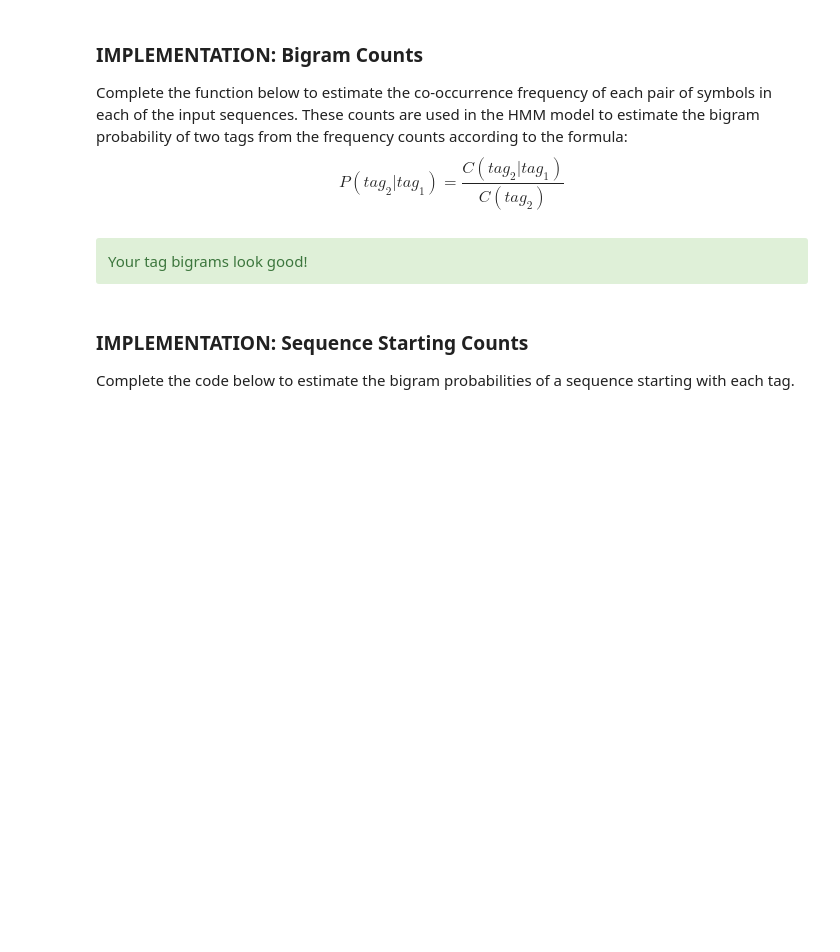
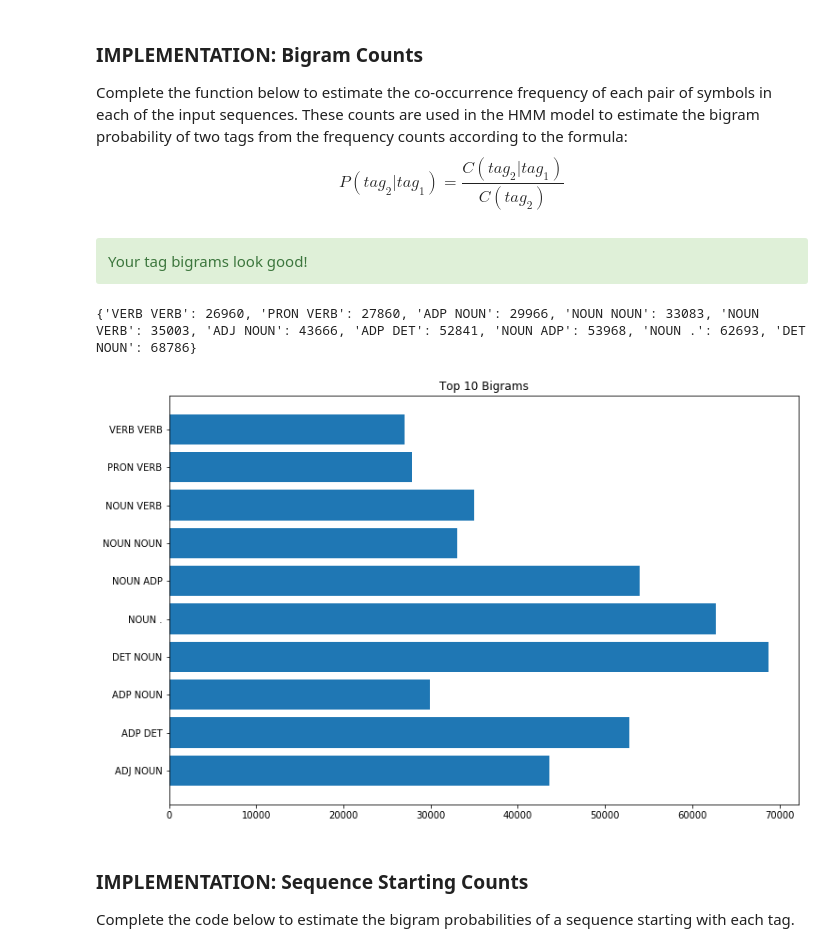
Before and after one commit to NONTAWAT149/part-of-speech-tagging, a Jupyter notebook: HMM_Tagger.ipynb, the cells around one changed output. Cells and saved outputs as stored; diff of their text form; code cells hidden in the pictures; blank space fills up the shorter version.

```diff
--- a/HMM_Tagger.ipynb
+++ b/HMM_Tagger.ipynb
@@ -485,6 +508,19 @@ assert max(tag_bigrams, key=tag_bigrams.get) in [('DET', 'NOUN')], \
 HTML('<div class="alert alert-block alert-success">Your tag bigrams look good!</div>')
 # %% [output]
 Your tag bigrams look good!
+# %%
+def plot_bigrams(bigrams, max_count, ax):
+    bigs =  dict(sorted(bigrams.items(), key=lambda item: item[1]))
+    top_bigs = {f'{r[0][0]} {r[0][1]}':r[1] for r in list(bigs.items())[-max_count:]}
+    print(top_bigs)
+    ax.barh(*zip(*top_bigs.items()))
+    ax.set_title(f'Top {max_count} Bigrams')
+
+fig, axs = plt.subplots(1, 1, figsize=(12,8))
+plot_bigrams(tag_bigrams,  10, axs)
+# %% [output]
+{'VERB VERB': 26960, 'PRON VERB': 27860, 'ADP NOUN': 29966, 'NOUN NOUN': 33083, 'NOUN VERB': 35003, 'ADJ NOUN': 43666, 'ADP DET': 52841, 'NOUN ADP': 53968, 'NOUN .': 62693, 'DET NOUN': 68786}
+[figure, added]
 # %% [markdown]
 ### IMPLEMENTATION: Sequence Starting Counts
 Complete the code below to estimate the bigram probabilities of a sequence starting with each tag.
```
Also changed, not shown: parts of 3 cells of this notebook, 1 other file.
